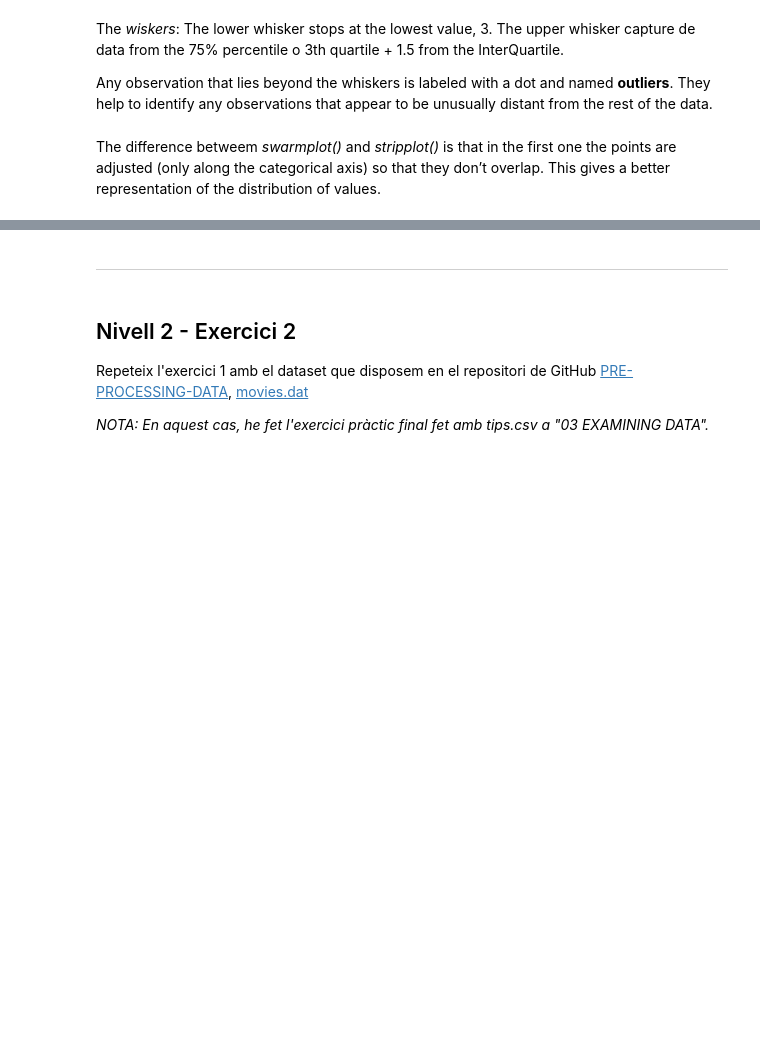
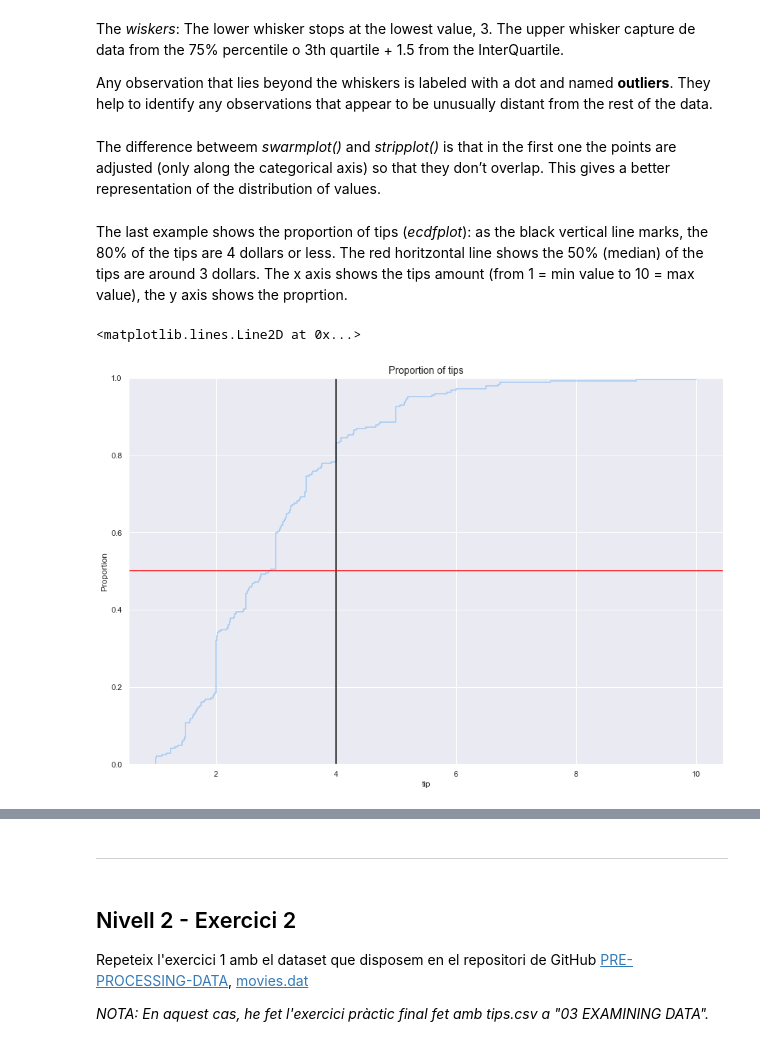
Before and after one commit to Elenotes/Visualitzacio_grafica_multiples_variables, a Jupyter notebook: S04_T02_Visualitzacio_grafica_multiples_variables.ipynb, the cells around one changed output, grey strips where cells are left out. Cells and saved outputs as stored; diff of their text form; code cells hidden in the pictures; blank space fills up the shorter version.

```diff
--- a/S04_T02_Visualitzacio_grafica_multiples_variables.ipynb
+++ b/S04_T02_Visualitzacio_grafica_multiples_variables.ipynb
@@ -265,3 +265,14 @@ The upper whisker capture de data from the 75% percentile o 3th quartile + 1.5 f
 Any observation that lies beyond the whiskers is labeled with a dot and named **outliers**. They help to identify any observations that appear to be unusually distant from the rest of the data.
 # %% [markdown]
 The difference betweem *swarmplot()* and *stripplot()* is that in the first one the points are adjusted (only along the categorical axis) so that they don’t overlap. This gives a better representation of the distribution of values.
+# %% [markdown]
+The last example shows the proportion of tips (*ecdfplot*): as the black vertical line marks, the 80% of the tips are 4 dollars or less. The red horitzontal line shows the 50% (median) of the tips are around 3 dollars.
+The x axis shows the tips amount (from 1 = min value to 10 = max value), the y axis shows the proprtion.
+# %%
+plt.title('Proportion of tips', size = 14)
+sns.ecdfplot(x='tip', data = tips)
+plt.axvline(4, c = 'black')
+plt.axhline(0.5, c = 'red')
+# %% [output]
+<matplotlib.lines.Line2D at 0x...>
+[figure, added]
```
Also changed, not shown: parts of 15 cells of this notebook.
